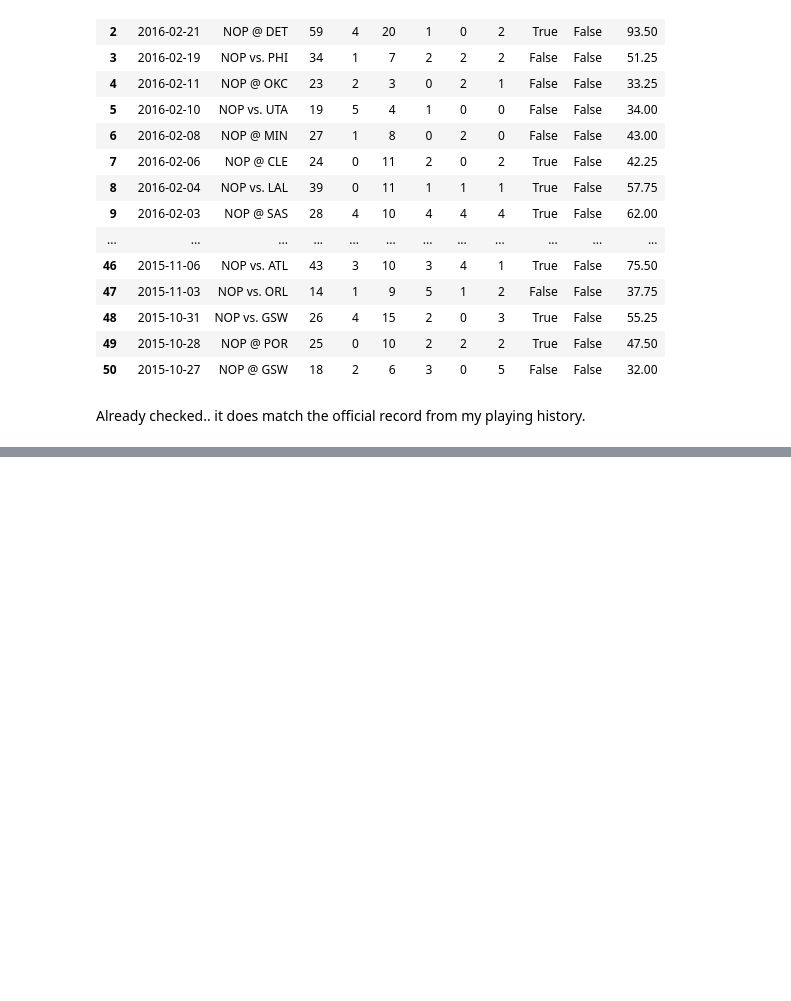
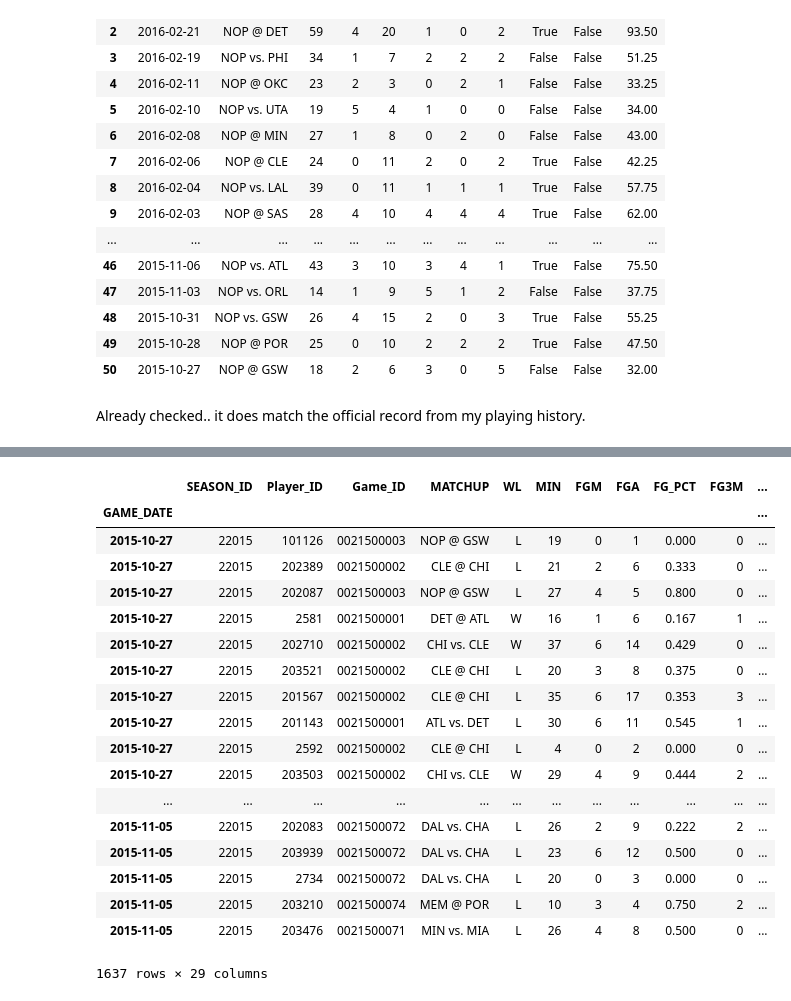
Before and after one commit to jpzhangvincent/NBAFantasySportBetting-ML-project, a Jupyter notebook: Data Munging& EDA/EDA for Player Game Logs.ipynb, the cells around one changed output, grey strips where cells are left out. Drawn from its saved outputs; the diff is of its cells as text; code cells hidden in the pictures; blank space fills up the shorter version.

```diff
--- a/Data Munging& EDA/EDA for Player Game Logs.ipynb
+++ b/Data Munging& EDA/EDA for Player Game Logs.ipynb
@@ -123,0 +147,2 @@ Already checked.. it does match the official record from my playing history.
+# %%
+playid_df['fullName'] = playid_df['firstName'] + ' ' + playid_df['lastName']
@@ -123,0 +158,3 @@ Already checked.. it does match the official record from my playing history.
+# %%
+allplayerFantasyGameLogs = pd.merge(allplayerFantasyGameLogs.reset_index(), playid_df[['playerId' \
+     ,'fullName']], left_on='Player_ID',right_on='playerId', how='left')
@@ -129,3 +178,5 @@ with open('../Data/allplayerFantasyGameLogs.pickle', 'wb') as handle:
+# %%
+allplayerFantasyGameLogs = allplayerFantasyGameLogs.set_index('GAME_DATE')
 # %%
 # function to generate feature tables, namely training and testing data sets given a game date, where training data set contains all
 # information before the predefined game date
@@ -131,0 +205,22 @@ with open('../Data/allplayerFantasyGameLogs.pickle', 'wb') as handle:
+# %%
+test
+# %% [output]
+|  | SEASON_ID | Player_ID | Game_ID | MATCHUP | WL | MIN | FGM | FGA | FG_PCT | FG3M | ... |
+| GAME_DATE |  |  |  |  |  |  |  |  |  |  | ... |
+| 2015-10-27 | 22015 | 101126 | 0021500003 | NOP @ GSW | L | 19 | 0 | 1 | 0.000 | 0 | ... |
+| 2015-10-27 | 22015 | 202389 | 0021500002 | CLE @ CHI | L | 21 | 2 | 6 | 0.333 | 0 | ... |
+| 2015-10-27 | 22015 | 202087 | 0021500003 | NOP @ GSW | L | 27 | 4 | 5 | 0.800 | 0 | ... |
+| 2015-10-27 | 22015 | 2581 | 0021500001 | DET @ ATL | W | 16 | 1 | 6 | 0.167 | 1 | ... |
+| 2015-10-27 | 22015 | 202710 | 0021500002 | CHI vs. CLE | W | 37 | 6 | 14 | 0.429 | 0 | ... |
+| 2015-10-27 | 22015 | 203521 | 0021500002 | CLE @ CHI | L | 20 | 3 | 8 | 0.375 | 0 | ... |
+| 2015-10-27 | 22015 | 201567 | 0021500002 | CLE @ CHI | L | 35 | 6 | 17 | 0.353 | 3 | ... |
+| 2015-10-27 | 22015 | 201143 | 0021500001 | ATL vs. DET | L | 30 | 6 | 11 | 0.545 | 1 | ... |
+| 2015-10-27 | 22015 | 2592 | 0021500002 | CLE @ CHI | L | 4 | 0 | 2 | 0.000 | 0 | ... |
+| 2015-10-27 | 22015 | 203503 | 0021500002 | CHI vs. CLE | W | 29 | 4 | 9 | 0.444 | 2 | ... |
+| ... | ... | ... | ... | ... | ... | ... | ... | ... | ... | ... | ... |
+| 2015-11-05 | 22015 | 202083 | 0021500072 | DAL vs. CHA | L | 26 | 2 | 9 | 0.222 | 2 | ... |
+| 2015-11-05 | 22015 | 203939 | 0021500072 | DAL vs. CHA | L | 23 | 6 | 12 | 0.500 | 0 | ... |
+| 2015-11-05 | 22015 | 2734 | 0021500072 | DAL vs. CHA | L | 20 | 0 | 3 | 0.000 | 0 | ... |
+| 2015-11-05 | 22015 | 203210 | 0021500074 | MEM @ POR | L | 10 | 3 | 4 | 0.750 | 2 | ... |
+| 2015-11-05 | 22015 | 203476 | 0021500071 | MIN vs. MIA | L | 26 | 4 | 8 | 0.500 | 0 | ... |
+1637 rows × 29 columns
```
Also changed, not shown: parts of 31 cells of this notebook.
